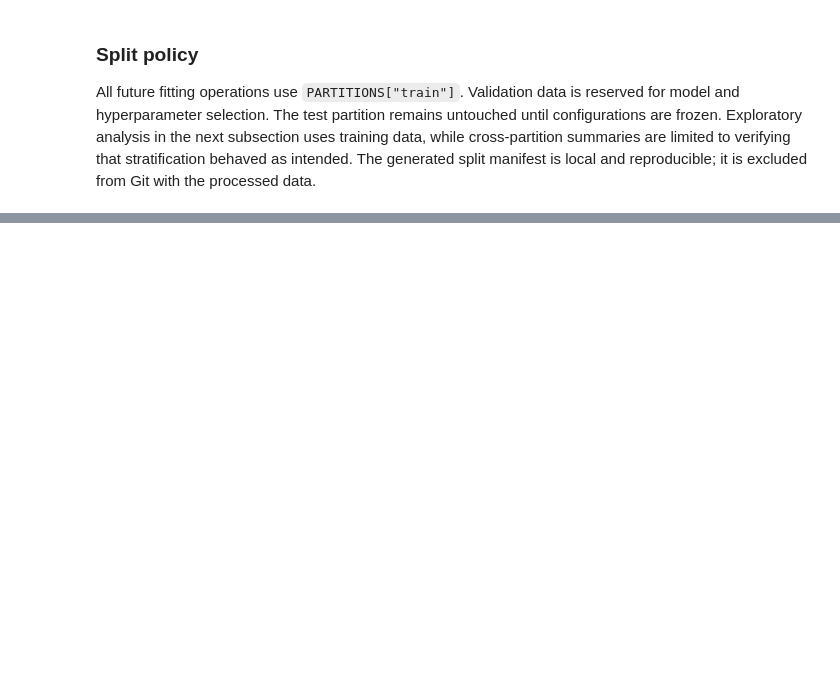
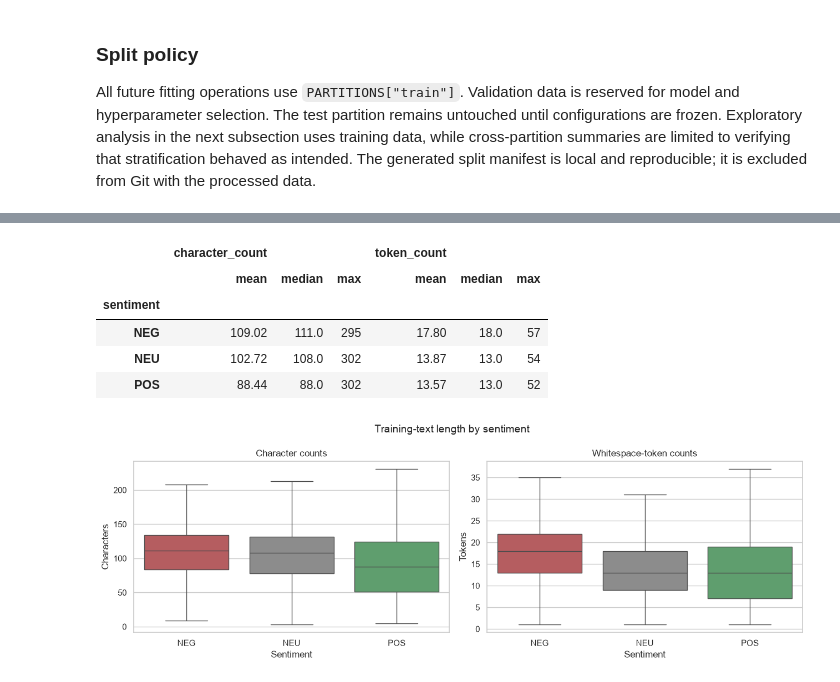
Before and after one commit to iAboud98/arabic-sentiment-analysis, a Jupyter notebook: notebooks/arabic_sentiment_analysis.ipynb, the cells around one changed output, grey strips where cells are left out. Drawn from its saved outputs; the diff is of its cells as text; code cells hidden in the pictures; blank space fills up the shorter version.

```diff
--- a/notebooks/arabic_sentiment_analysis.ipynb
+++ b/notebooks/arabic_sentiment_analysis.ipynb
@@ -513,0 +612,51 @@ All future fitting operations use `PARTITIONS["train"]`. Validation data is rese
+# %%
+length_summary = (
+    training_eda.groupby("sentiment", observed=True)[["character_count", "token_count"]]
+    .agg(["mean", "median", "max"])
+    .reindex(sentiment_order)
+    .round(2)
+)
+display(length_summary)
+
+figure, axes = plt.subplots(1, 2, figsize=(13, 4.5))
+sentiment_colors = {
+    "NEG": "#c44e52",
+    "NEU": "#8c8c8c",
+    "POS": "#55a868",
+}
+
+sns.boxplot(
+    data=training_eda,
+    x="sentiment",
+    y="character_count",
+    order=sentiment_order,
+    hue="sentiment",
+    palette=sentiment_colors,
+    legend=False,
+    showfliers=False,
+    ax=axes[0],
+)
+sns.boxplot(
+    data=training_eda,
+    x="sentiment",
+    y="token_count",
+    order=sentiment_order,
+    hue="sentiment",
+    palette=sentiment_colors,
+    legend=False,
+    showfliers=False,
+    ax=axes[1],
+)
+axes[0].set(title="Character counts", xlabel="Sentiment", ylabel="Characters")
+axes[1].set(title="Whitespace-token counts", xlabel="Sentiment", ylabel="Tokens")
+figure.suptitle("Training-text length by sentiment", fontsize=14)
+figure.tight_layout()
+plt.show()
+# %% [output]
+|  | character_count |  |  | token_count |  |  |
+|  | mean | median | max | mean | median | max |
+| sentiment |  |  |  |  |  |  |
+| NEG | 109.02 | 111.0 | 295 | 17.80 | 18.0 | 57 |
+| NEU | 102.72 | 108.0 | 302 | 13.87 | 13.0 | 54 |
+| POS | 88.44 | 88.0 | 302 | 13.57 | 13.0 | 52 |
+[figure, added]
```
Also changed, not shown: parts of 5 cells of this notebook.
